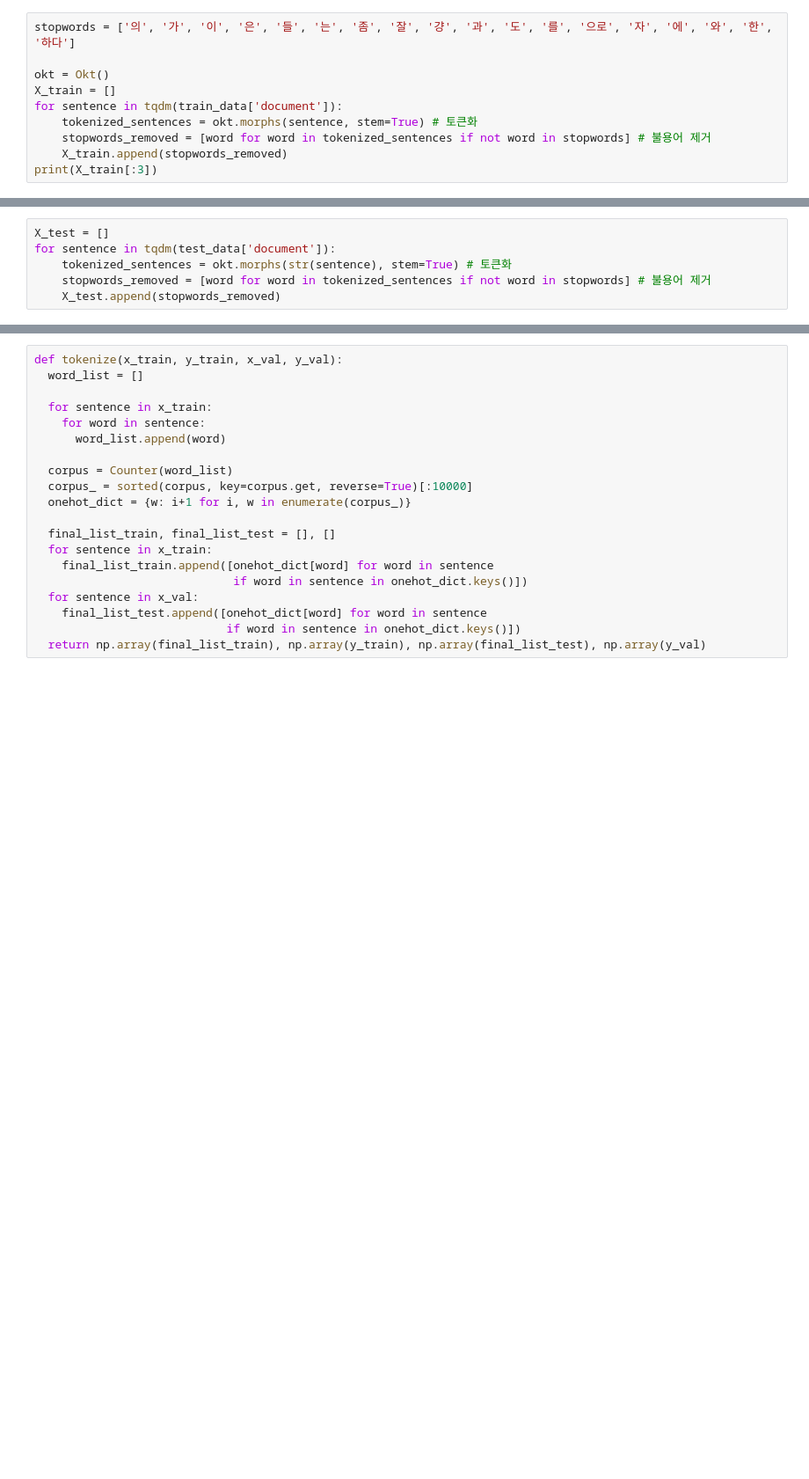
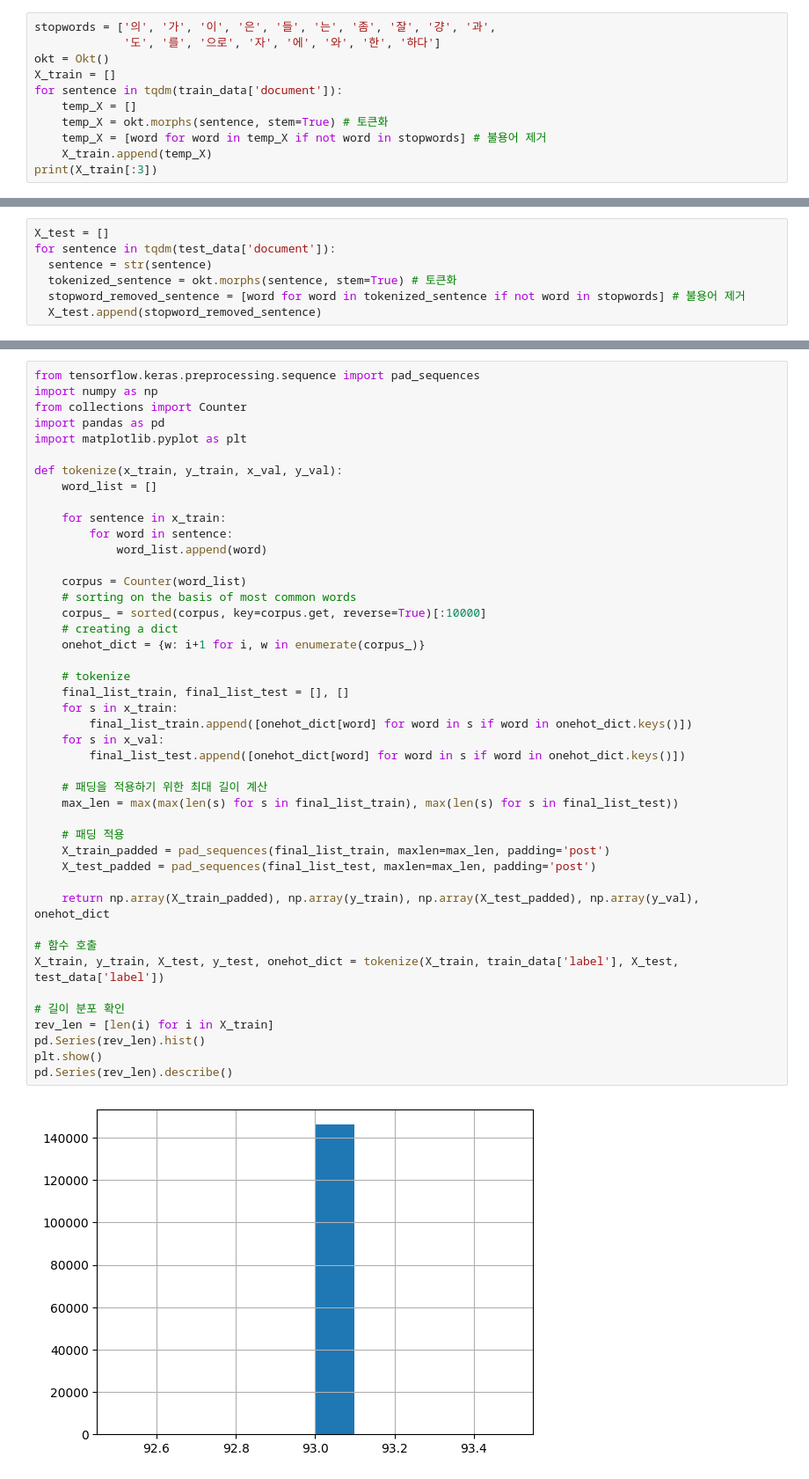
Before and after one commit to daejlee/AI_Programming, a Jupyter notebook: AP_11_22_NLP_KOR.ipynb, the cells around one changed output, grey strips where cells are left out. Shown at 88% size. Cells and saved outputs as stored; diff of their text form; blank space fills up the shorter version.

```diff
--- a/AP_11_22_NLP_KOR.ipynb
+++ b/AP_11_22_NLP_KOR.ipynb
@@ -35,10 +131,11 @@ print(train_data.isnull().sum())
 # %%
-stopwords = ['의', '가', '이', '은', '들', '는', '좀', '잘', '걍', '과', '도', '를', '으로', '자', '에', '와', '한', '하다']
-
+stopwords = ['의', '가', '이', '은', '들', '는', '좀', '잘', '걍', '과',
+             '도', '를', '으로', '자', '에', '와', '한', '하다']
 okt = Okt()
 X_train = []
 for sentence in tqdm(train_data['document']):
-    tokenized_sentences = okt.morphs(sentence, stem=True) # 토큰화
-    stopwords_removed = [word for word in tokenized_sentences if not word in stopwords] # 불용어 제거
-    X_train.append(stopwords_removed)
+    temp_X = []
+    temp_X = okt.morphs(sentence, stem=True) # 토큰화
+    temp_X = [word for word in temp_X if not word in stopwords] # 불용어 제거
+    X_train.append(temp_X)
 print(X_train[:3])
@@ -45,6 +148,7 @@ print(X_train[:3])
 # %%
 X_test = []
 for sentence in tqdm(test_data['document']):
-    tokenized_sentences = okt.morphs(str(sentence), stem=True) # 토큰화
-    stopwords_removed = [word for word in tokenized_sentences if not word in stopwords] # 불용어 제거
-    X_test.append(stopwords_removed)
+  sentence = str(sentence)
+  tokenized_sentence = okt.morphs(sentence, stem=True) # 토큰화
+  stopword_removed_sentence = [word for word in tokenized_sentence if not word in stopwords] # 불용어 제거
+  X_test.append(stopword_removed_sentence)
@@ -51,20 +159,46 @@ for sentence in tqdm(test_data['document']):
 # %%
+from tensorflow.keras.preprocessing.sequence import pad_sequences
+import numpy as np
+from collections import Counter
+import pandas as pd
+import matplotlib.pyplot as plt
+
 def tokenize(x_train, y_train, x_val, y_val):
-  word_list = []
+    word_list = []
 
-  for sentence in x_train:
-    for word in sentence:
-      word_list.append(word)
+    for sentence in x_train:
+        for word in sentence:
+            word_list.append(word)
 
-  corpus = Counter(word_list)
-  corpus_ = sorted(corpus, key=corpus.get, reverse=True)[:10000]
-  onehot_dict = {w: i+1 for i, w in enumerate(corpus_)}
+    corpus = Counter(word_list)
+    # sorting on the basis of most common words
+    corpus_ = sorted(corpus, key=corpus.get, reverse=True)[:10000]
+    # creating a dict
+    onehot_dict = {w: i+1 for i, w in enumerate(corpus_)}
 
-  final_list_train, final_list_test = [], []
-  for sentence in x_train:
-    final_list_train.append([onehot_dict[word] for word in sentence
-                             if word in sentence in onehot_dict.keys()])
-  for sentence in x_val:
-    final_list_test.append([onehot_dict[word] for word in sentence
-                            if word in sentence in onehot_dict.keys()])
-  return np.array(final_list_train), np.array(y_train), np.array(final_list_test), np.array(y_val)
+    # tokenize
+    final_list_train, final_list_test = [], []
+    for s in x_train:
+        final_list_train.append([onehot_dict[word] for word in s if word in onehot_dict.keys()])
+    for s in x_val:
+        final_list_test.append([onehot_dict[word] for word in s if word in onehot_dict.keys()])
+
+    # 패딩을 적용하기 위한 최대 길이 계산
+    max_len = max(max(len(s) for s in final_list_train), max(len(s) for s in final_list_test))
+
+    # 패딩 적용
+    X_train_padded = pad_sequences(final_list_train, maxlen=max_len, padding='post')
+    X_test_padded = pad_sequences(final_list_test, maxlen=max_len, padding='post')
+
+    return np.array(X_train_padded), np.array(y_train), np.array(X_test_padded), np.array(y_val), onehot_dict
+
+# 함수 호출
+X_train, y_train, X_test, y_test, onehot_dict = tokenize(X_train, train_data['label'], X_test, test_data['label'])
+
+# 길이 분포 확인
+rev_len = [len(i) for i in X_train]
+pd.Series(rev_len).hist()
+plt.show()
+pd.Series(rev_len).describe()
+# %% [output]
+[figure, added]
```
Also changed, not shown: parts of 25 cells of this notebook.
